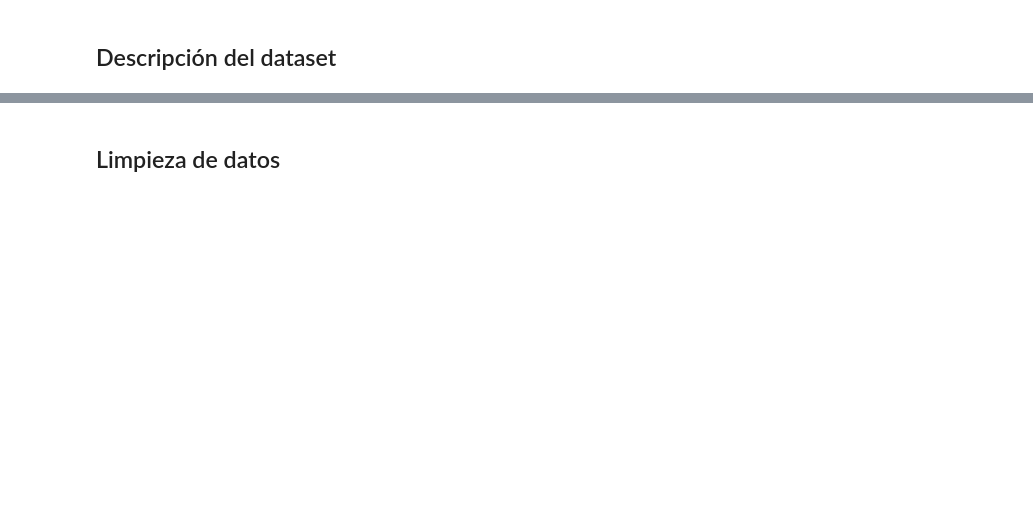
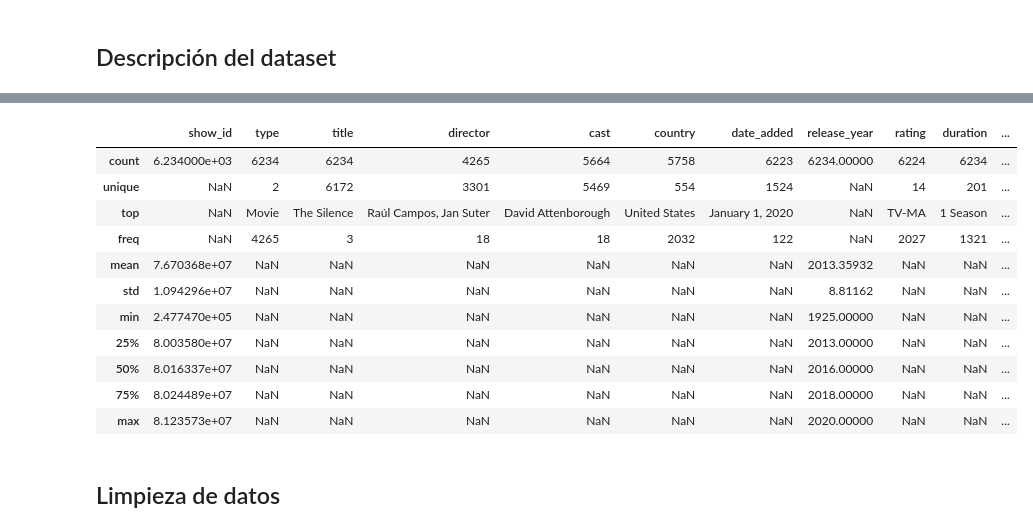
Before and after one commit to MCD-ESPOL/PCD, a Jupyter notebook: notebooks/notebook10.ipynb, the cells around one changed output, grey strips where cells are left out. Saved outputs shown, nothing was run; the diff lists cells and outputs as text; code cells hidden in the pictures; blank space fills up the shorter version.

```diff
--- a/notebooks/notebook10.ipynb
+++ b/notebooks/notebook10.ipynb
@@ -88,6 +282,21 @@ El _NaN_ significa "Not a Number", es un valor especial utilizado para represent
 # %%
 # Muestre las medidas de tendencia central, dispersión y forma de la distribución del dataframe datos
 # de todas las columnas, con: datos.describe(include='all')
+
+datos.describe(include='all')
+# %% [output]
+|  | show_id | type | title | director | cast | country | date_added | release_year | rating | duration | ... |
+| count | 6.234000e+03 | 6234 | 6234 | 4265 | 5664 | 5758 | 6223 | 6234.00000 | 6224 | 6234 | ... |
+| unique | NaN | 2 | 6172 | 3301 | 5469 | 554 | 1524 | NaN | 14 | 201 | ... |
+| top | NaN | Movie | The Silence | Raúl Campos, Jan Suter | David Attenborough | United States | January 1, 2020 | NaN | TV-MA | 1 Season | ... |
+| freq | NaN | 4265 | 3 | 18 | 18 | 2032 | 122 | NaN | 2027 | 1321 | ... |
+| mean | 7.670368e+07 | NaN | NaN | NaN | NaN | NaN | NaN | 2013.35932 | NaN | NaN | ... |
+| std | 1.094296e+07 | NaN | NaN | NaN | NaN | NaN | NaN | 8.81162 | NaN | NaN | ... |
+| min | 2.477470e+05 | NaN | NaN | NaN | NaN | NaN | NaN | 1925.00000 | NaN | NaN | ... |
+| 25% | 8.003580e+07 | NaN | NaN | NaN | NaN | NaN | NaN | 2013.00000 | NaN | NaN | ... |
+| 50% | 8.016337e+07 | NaN | NaN | NaN | NaN | NaN | NaN | 2016.00000 | NaN | NaN | ... |
+| 75% | 8.024489e+07 | NaN | NaN | NaN | NaN | NaN | NaN | 2018.00000 | NaN | NaN | ... |
+| max | 8.123573e+07 | NaN | NaN | NaN | NaN | NaN | NaN | 2020.00000 | NaN | NaN | ... |
 # %% [markdown]
 ## Limpieza de datos
 # %%
```
Also changed, not shown: parts of 28 cells of this notebook.
